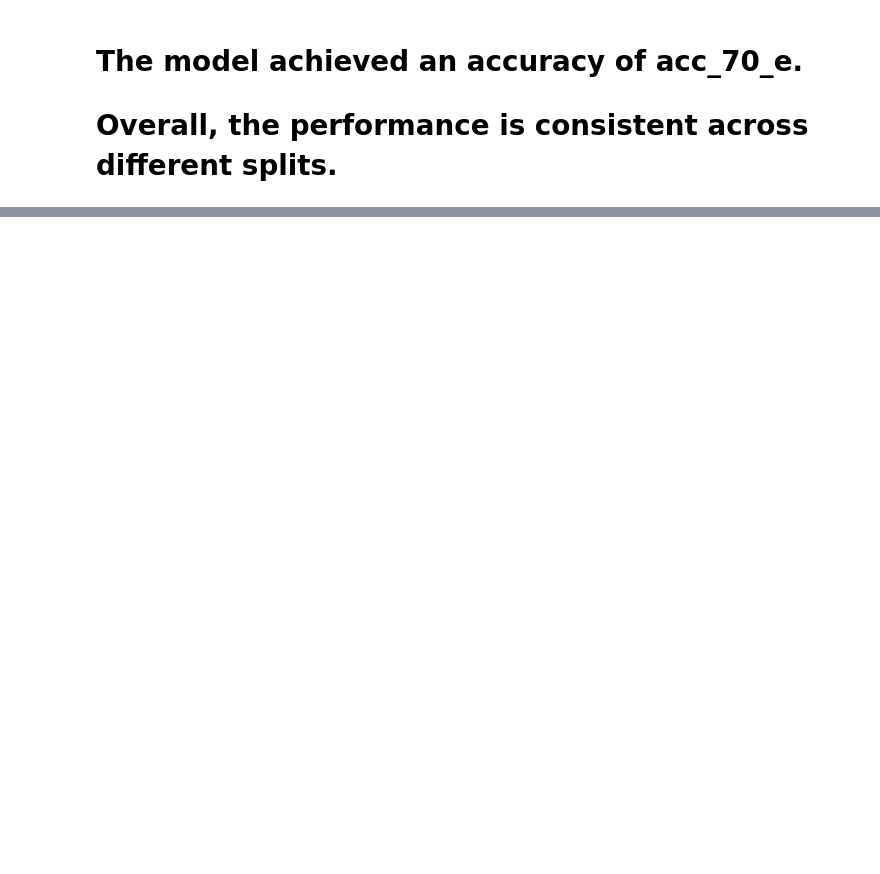
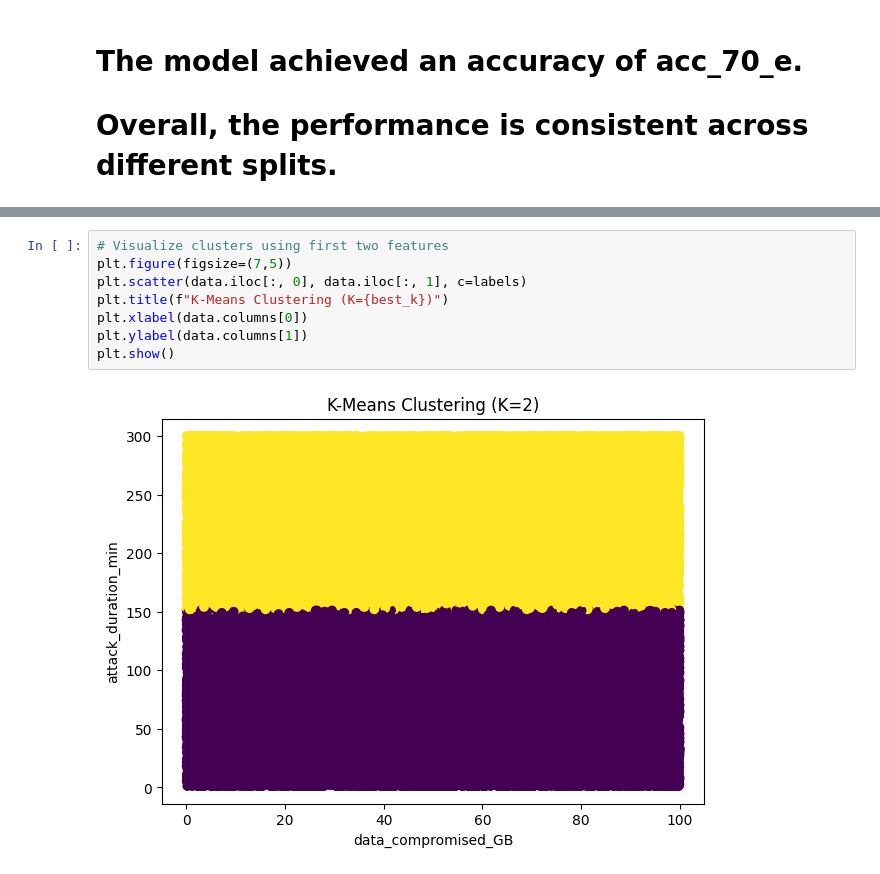
Before and after one commit to noor-gh06/Cybercrime-DataMining, a Jupyter notebook: phase3.ipynb, the cells around one changed output, grey strips where cells are left out. Cells and saved outputs as stored; diff of their text form; blank space fills up the shorter version.

```diff
--- a/phase3.ipynb
+++ b/phase3.ipynb
@@ -815,0 +667,10 @@ Confusion Matrix (70/30 - Entropy):
+# %%
+# Visualize clusters using first two features
+plt.figure(figsize=(7,5))
+plt.scatter(data.iloc[:, 0], data.iloc[:, 1], c=labels)
+plt.title(f"K-Means Clustering (K={best_k})")
+plt.xlabel(data.columns[0])
+plt.ylabel(data.columns[1])
+plt.show()
+# %% [output]
+[figure, added]
```
Also changed, not shown: parts of 48 cells of this notebook.
